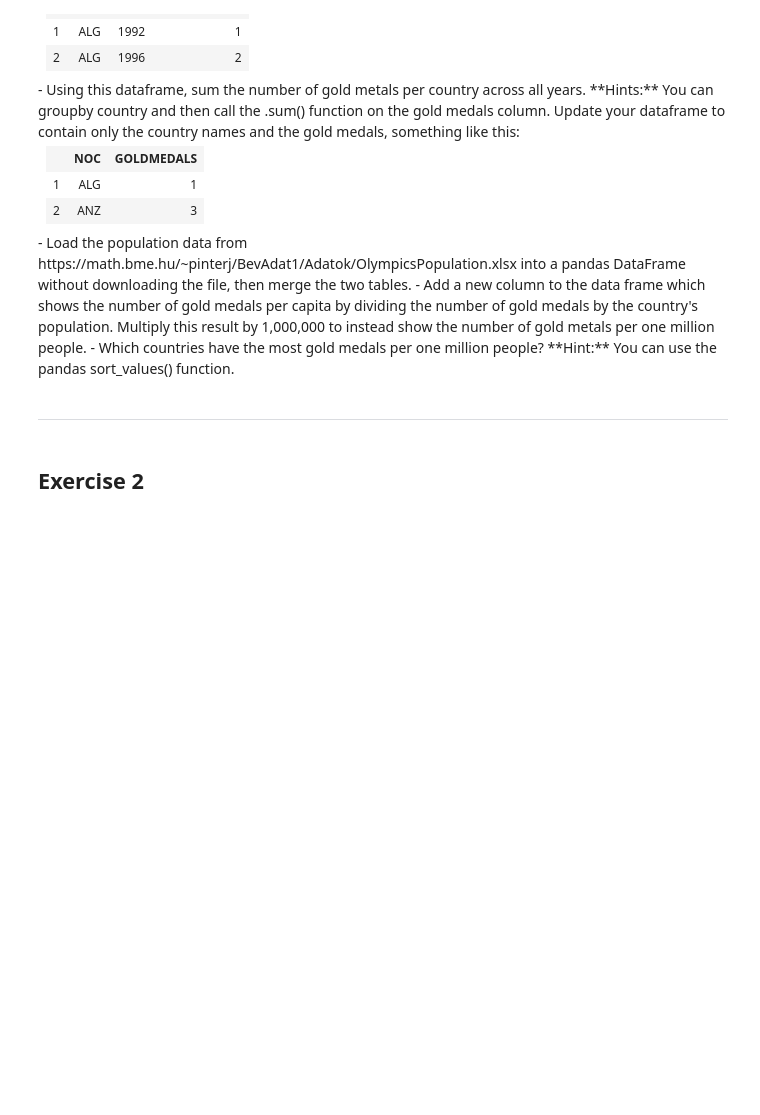
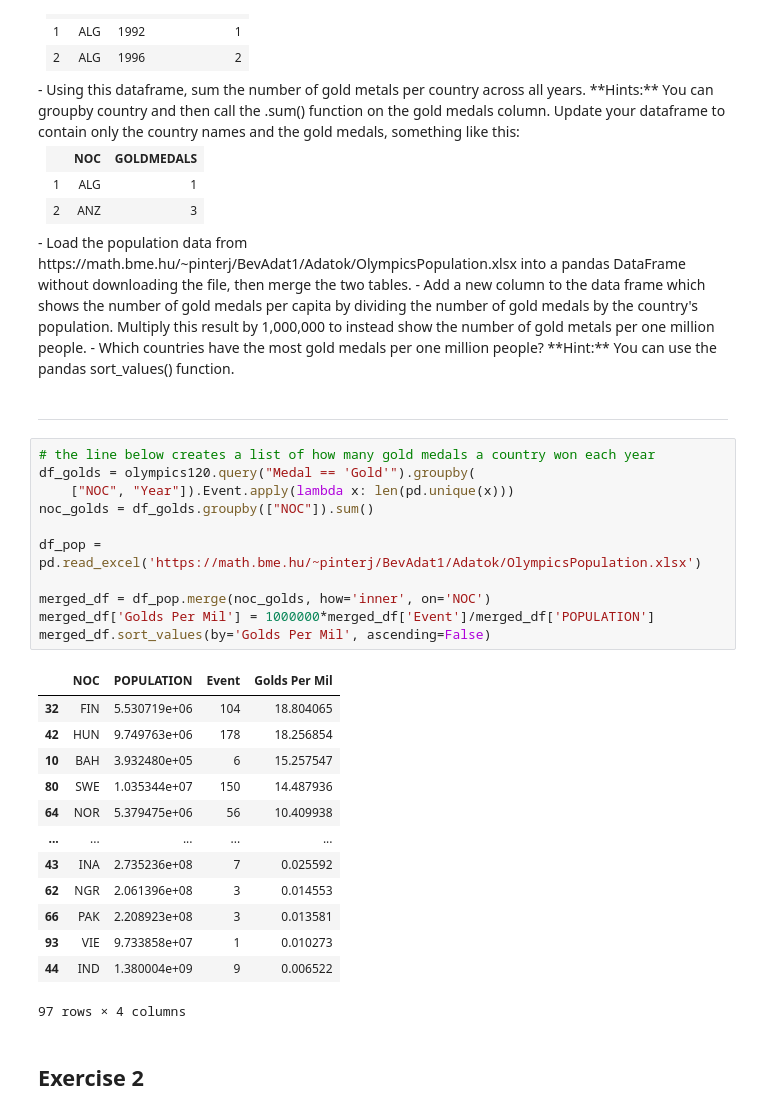
Before and after one commit to rjaa2020/data-science-sp23, a Jupyter notebook: HW02/HW02.ipynb, the cells around one changed output. Drawn from its saved outputs; the diff is of its cells as text; blank space fills up the shorter version.

```diff
--- a/HW02/HW02.ipynb
+++ b/HW02/HW02.ipynb
@@ -122,6 +122,31 @@ for i in range(plots):
 - Which countries have the most gold medals per one million people? **Hint:** You can use the pandas sort_values() function.
 # %% [markdown]
 ---
+# %%
+# the line below creates a list of how many gold medals a country won each year
+df_golds = olympics120.query("Medal == 'Gold'").groupby(
+	["NOC", "Year"]).Event.apply(lambda x: len(pd.unique(x)))
+noc_golds = df_golds.groupby(["NOC"]).sum()
+
+df_pop = pd.read_excel('https://math.bme.hu/~pinterj/BevAdat1/Adatok/OlympicsPopulation.xlsx')
+
+merged_df = df_pop.merge(noc_golds, how='inner', on='NOC')
+merged_df['Golds Per Mil'] = 1000000*merged_df['Event']/merged_df['POPULATION']
+merged_df.sort_values(by='Golds Per Mil', ascending=False)
+# %% [output]
+|  | NOC | POPULATION | Event | Golds Per Mil |
+| 32 | FIN | 5.530719e+06 | 104 | 18.804065 |
+| 42 | HUN | 9.749763e+06 | 178 | 18.256854 |
+| 10 | BAH | 3.932480e+05 | 6 | 15.257547 |
+| 80 | SWE | 1.035344e+07 | 150 | 14.487936 |
+| 64 | NOR | 5.379475e+06 | 56 | 10.409938 |
+| ... | ... | ... | ... | ... |
+| 43 | INA | 2.735236e+08 | 7 | 0.025592 |
+| 62 | NGR | 2.061396e+08 | 3 | 0.014553 |
+| 66 | PAK | 2.208923e+08 | 3 | 0.013581 |
+| 93 | VIE | 9.733858e+07 | 1 | 0.010273 |
+| 44 | IND | 1.380004e+09 | 9 | 0.006522 |
+97 rows × 4 columns
 # %% [markdown]
 ## Exercise 2
 # %% [markdown]
```
Also changed, not shown: parts of 4 cells of this notebook.
